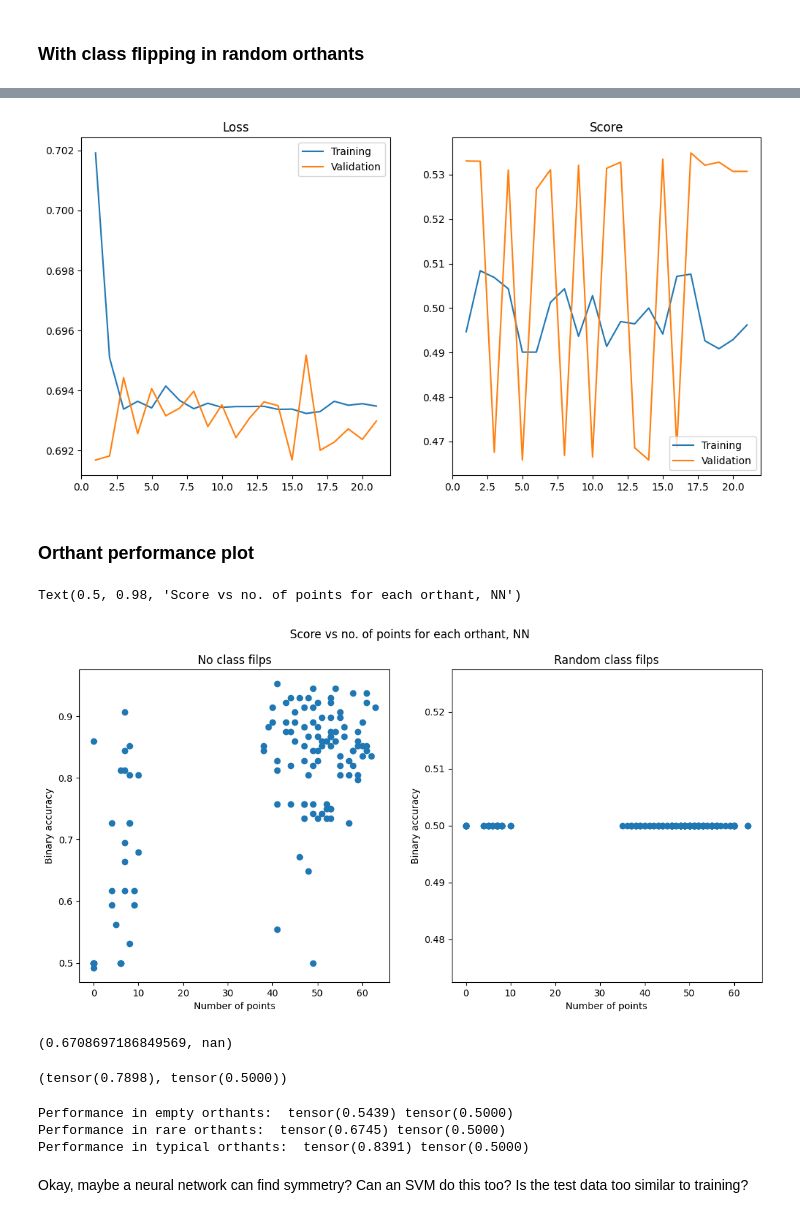
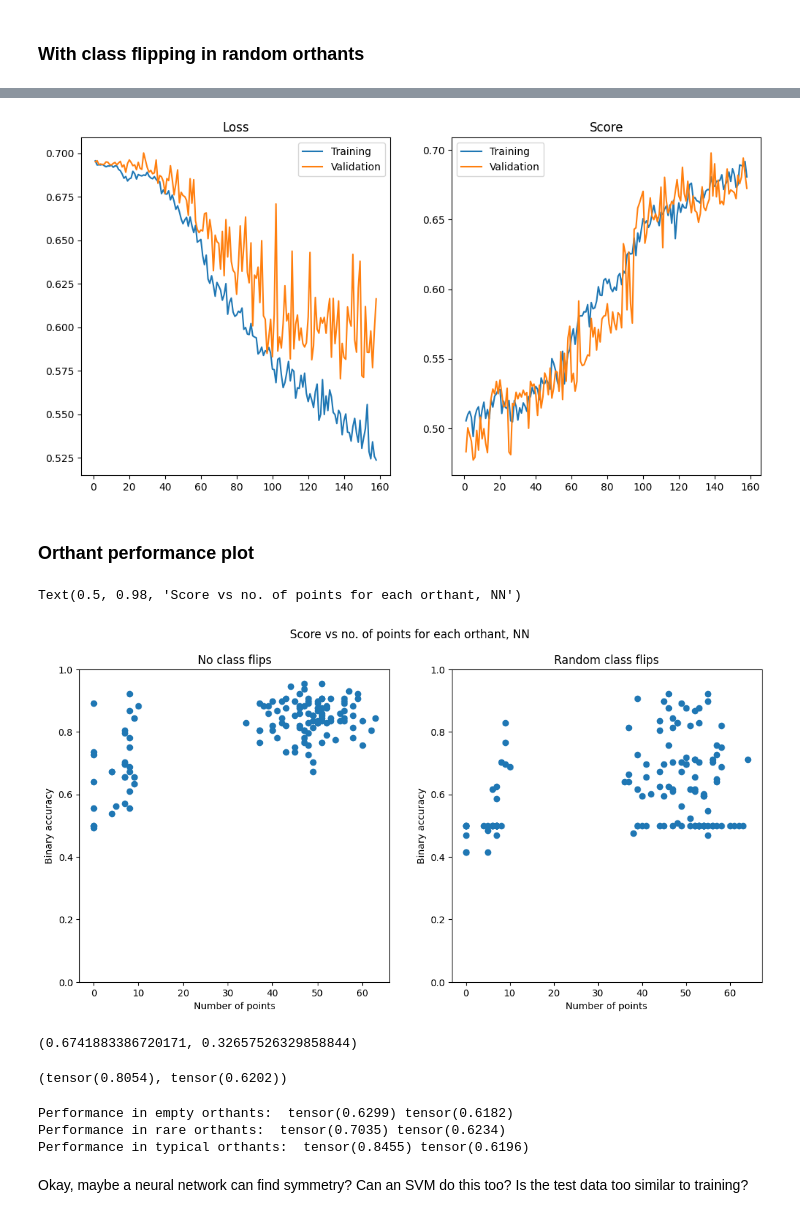
Before and after one commit to Bala-A87/UGRC, a Jupyter notebook: Code/orthants-symmetry.ipynb, the cells around one changed output, grey strips where cells are left out. Saved outputs shown, nothing was run; the diff lists cells and outputs as text; code cells hidden in the pictures.

```diff
--- a/Code/orthants-symmetry.ipynb
+++ b/Code/orthants-symmetry.ipynb
@@ -193,11 +193,11 @@ train_cv_dataloader, val_cv_dataloader = make_dataloader(X_train_cv, Y_train_cv,
 train_flip_dataloader, val_flip_dataloader = make_dataloader(X_train_flip, Y_train_flip, batch_size=32, shuffle=True), make_dataloader(X_val_flip, Y_val_flip, batch_size=32, shuffle=True)
 train_flip_cv_dataloader, val_flip_cv_dataloader = make_dataloader(X_train_flip_cv, Y_train_flip_cv, batch_size=32, shuffle=True), make_dataloader(X_val_flip_cv, Y_val_flip_cv, batch_size=32, shuffle=True)
 # %%
-depths = [1, 2, 3]
+depths = [1, 2, 3, 4, 5]
 widths = [16, 32, 64]
-lambdas = [0, 1e-6, 1e-5]
+lambdas = [0, 1e-7, 1e-6, 1e-5]
 etas = [1e-2, 1e-3, 1e-4]
-betass = [(0.9, 0.999), (0.8, 0.9)]
+betass = [(0.9, 0.999), (0.9, 0.99), (0.8, 0.9)]
 # %% [markdown]
 ### Without class flipping
 # %%
@@ -214,7 +214,7 @@ from scripts.test import predict
 
 count = 0
 total = len(depths) * len(widths) * len(lambdas) * len(etas) * len(betass)
-EPOCHS = 32
+EPOCHS = 50
 for depth in depths:
     for width in widths:
         for lambda_i in lambdas:
@@ -440,7 +450,7 @@ Training stopped.
 # %%
 plot_train_history(history)
 # %% [output]
-[figure, old version]
+[figure, new version]
 # %%
 scores_flip_nn = torch.tensor([
     metric(
@@ -453,40 +463,42 @@ scores_flip_nn = torch.tensor([
 # %%
 plt.figure(figsize=(13, 6))
 
 plt.subplot(121)
 plt.scatter(orthant_counts, scores_nn)
 plt.xlabel('Number of points')
 plt.ylabel('Binary accuracy')
-plt.title('No class filps')
+plt.ylim((0., 1.))
+plt.title('No class flips')
 
 plt.subplot(122)
 plt.scatter(orthant_counts_flip, scores_flip_nn)
 plt.xlabel('Number of points')
 plt.ylabel('Binary accuracy')
-plt.title('Random class filps')
+plt.ylim((0., 1.))
+plt.title('Random class flips')
 
 plt.suptitle('Score vs no. of points for each orthant, NN')
 # %% [output]
 Text(0.5, 0.98, 'Score vs no. of points for each orthant, NN')
-[figure, old version]
+[figure, new version]
 # %%
 from scipy.stats import pearsonr
 
 pearsonr(orthant_counts, scores_nn).statistic, pearsonr(orthant_counts_flip, scores_flip_nn).statistic
 # %% [output]
-(0.6708697186849569, nan)
+(0.6741883386720171, 0.32657526329858844)
 # %%
 scores_nn.mean(), scores_flip_nn.mean()
 # %% [output]
-(tensor(0.7898), tensor(0.5000))
+(tensor(0.8054), tensor(0.6202))
 # %%
 print('Performance in empty orthants: ', scores_nn[ZERO_ORTHANT_INDICES].mean(), scores_flip_nn[ZERO_ORTHANT_INDICES_FLIP].mean())
 print('Performance in rare orthants: ', scores_nn[LOW_ORTHANT_INDICES].mean(), scores_flip_nn[LOW_ORTHANT_INDICES_FLIP].mean())
 print('Performance in typical orthants: ', scores_nn[HIGH_ORTHANT_INDICES].mean(), scores_flip_nn[HIGH_ORTHANT_INDICES_FLIP].mean())
 # %% [output]
-Performance in empty orthants:  tensor(0.5439) tensor(0.5000)
-Performance in rare orthants:  tensor(0.6745) tensor(0.5000)
-Performance in typical orthants:  tensor(0.8391) tensor(0.5000)
+Performance in empty orthants:  tensor(0.6299) tensor(0.6182)
+Performance in rare orthants:  tensor(0.7035) tensor(0.6234)
+Performance in typical orthants:  tensor(0.8455) tensor(0.6196)
 # %% [markdown]
 Okay, maybe a neural network can find symmetry? Can an SVM do this too? Is the test data too similar to training?
 # %% [markdown]
```
Also changed, not shown: parts of 26 cells of this notebook, 8 other files.
